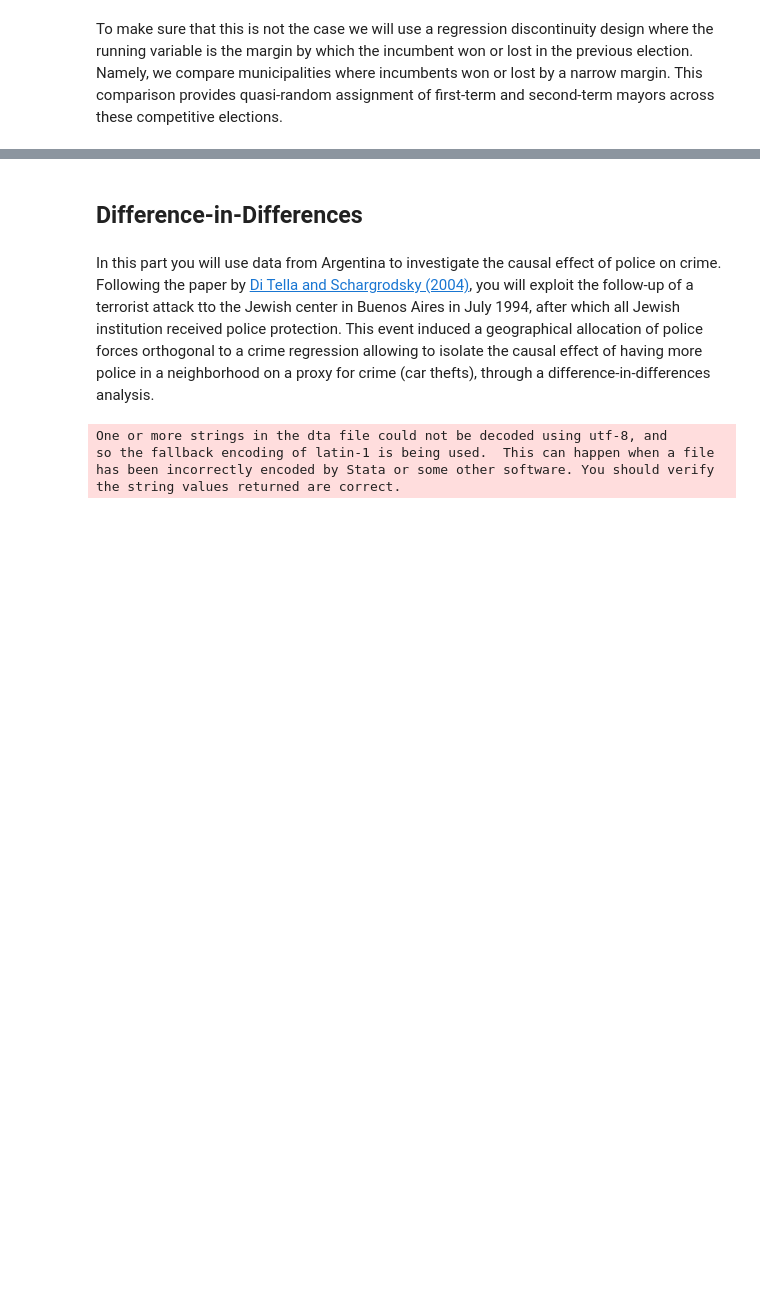
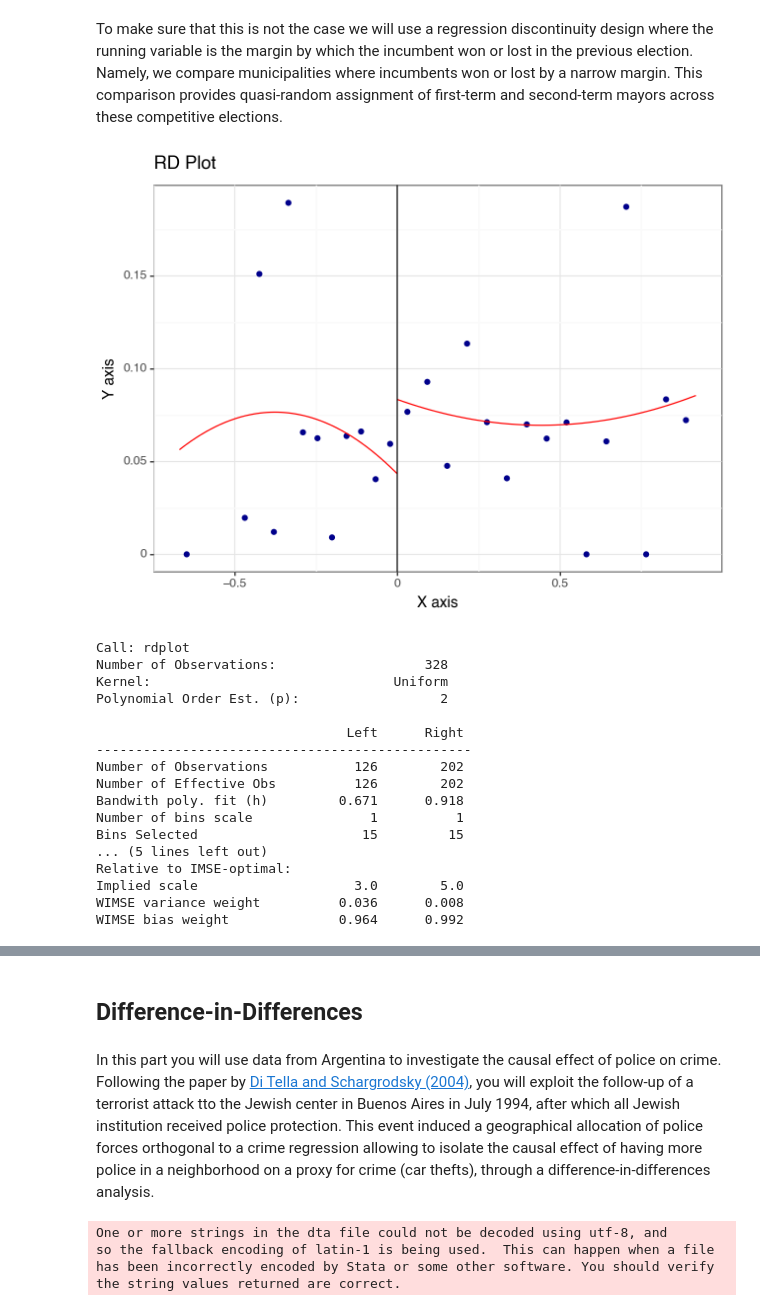
Before and after one commit to Evan63w/robot_judge_2023, a Jupyter notebook: homeworks/HW04.ipynb, the cells around one changed output, grey strips where cells are left out. Drawn from its saved outputs; the diff is of its cells as text; code cells hidden in the pictures; blank space fills up the shorter version.

```diff
--- a/homeworks/HW04.ipynb
+++ b/homeworks/HW04.ipynb
@@ -158,10 +168,31 @@ To make sure that this is not the case we will use a regression discontinuity de
 # %%
 ## plot the RD plot using as running variable the variable winning_margin
 ## use a second order polynomial and 15 bins at each side
 
 margin = df.dropna(subset=['winning_margin']).winning_margin
 corruption = df.dropna(subset=['winning_margin']).pcorrupt
-rdplot(...)
+
+# Create the RD plot
+rdplot(x=margin, y=corruption, p=2, nbins=15)
+# %% [output]
+[figure, added]
+Call: rdplot
+Number of Observations:                   328
+Kernel:                               Uniform
+Polynomial Order Est. (p):                  2
+
+                                Left      Right
+------------------------------------------------
+Number of Observations           126        202
+Number of Effective Obs          126        202
+Bandwith poly. fit (h)         0.671      0.918
+Number of bins scale               1          1
+Bins Selected                     15         15
+... (5 lines left out)
+Relative to IMSE-optimal:
+Implied scale                    3.0        5.0
+WIMSE variance weight          0.036      0.008
+WIMSE bias weight              0.964      0.992
 # %%
 ## run the RD regression using the same dependent and explanatory variable as before
 ## include 4th degree polynomial and the covariates that you included above
```
Also changed, not shown: parts of 10 cells of this notebook, 1 other file.
